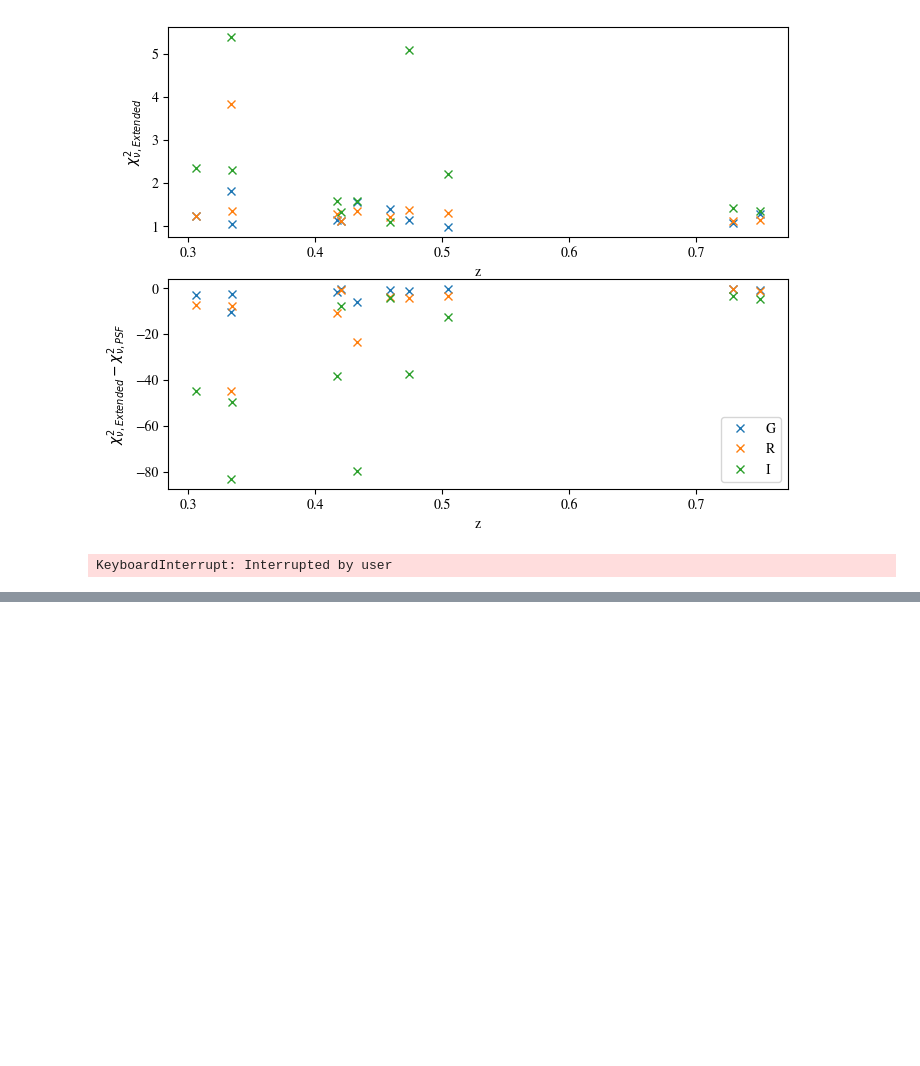
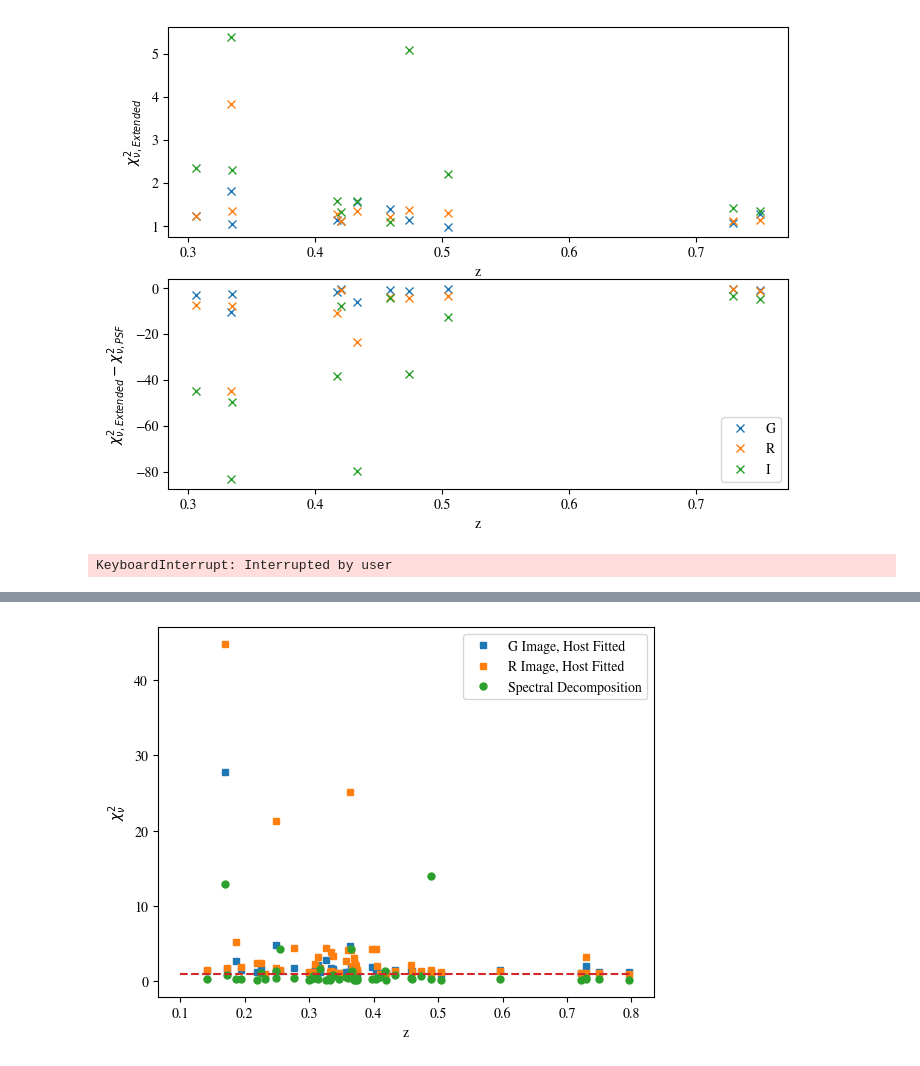
Before and after one commit to ELLI-E/RedQSOYoRiS, a Jupyter notebook: RedQSOProject.ipynb, the cells around one changed output, grey strips where cells are left out. Cells and saved outputs as stored; diff of their text form; code cells hidden in the pictures; blank space fills up the shorter version.

```diff
--- a/RedQSOProject.ipynb
+++ b/RedQSOProject.ipynb
@@ -254,0 +493,83 @@ KeyboardInterrupt: Interrupted by user
+# %%
+import matplotlib
+#rchi2 comparison
+DESI_HSC = pd.read_csv('data/DESICatalogue.csv')
+#ffirst get list of continuum data files
+specPath = r"results/PyQSOFit_test"
+specFind = r".*_cont\.csv$" # search for cont csv files
+specFiles = [file for file in list(os.listdir(specPath)) if re.search(specFind,file)]
+print(specFiles)
+imgPath = "results/desitargets/includinghost"
+imgFiles = list(os.listdir(imgPath))
+print(len(specFiles))
+print(len(list(os.listdir(imgPath))))
+
+print(specFiles[1][0:specFiles[1].index('_')])
+#now include only spectral items which also appear in image decompositions
+specFilesMatching = [fileName for fileName in specFiles if fileName[0:fileName.index('_')] in imgFiles]
+print(specFilesMatching)
+print(len(specFilesMatching))
+objectNames = [name[:name.index('_')] for name in specFiles]
+
+imgChiHost = {"G":[],"R":[]}
+imgChiNoHost = {"G":[],"R":[]}
+SersicR = {"G":[],"R":[]}
+SersicN = {"G":[],"R":[]}
+specChi = []
+#Now gather data from both file lists
+z = []
+for i, object in enumerate(objectNames):
+    try:
+        noHostHSCResultG = pickle.load(open(f"results/desitargets/excludinghost/{object}/fitting_results/{object}-result-band-g.pkl","rb"))
+        noHostHSCResultR = pickle.load(open(f"results/desitargets/excludinghost/{object}/fitting_results/{object}-result-band-r.pkl","rb"))
+        hostHSCResultG = pickle.load(open(f"results/desitargets/includinghost/{object}/fitting_results/{object}-result-band-g.pkl","rb"))
+        hostHSCResultR = pickle.load(open(f"results/desitargets/includinghost/{object}/fitting_results/{object}-result-band-r.pkl","rb"))
+        specResult = np.loadtxt(f"{specPath}/{specFilesMatching[i]}",delimiter=",",skiprows=1,usecols=(2))[28]
+    except FileNotFoundError:
+        continue
+    #in specresult, rchi2decomp is the value at index 28
+    SersicR["G"].append(hostHSCResultG.final_result_galaxy[0]["R_sersic"])
+    SersicN["G"].append(hostHSCResultG.final_result_galaxy[0]["n_sersic"])
+    SersicR["R"].append(hostHSCResultR.final_result_galaxy[0]["R_sersic"])
+    SersicN["R"].append(hostHSCResultR.final_result_galaxy[0]["n_sersic"])
+    imgChiHost["G"].append(hostHSCResultG.reduced_Chisq)
+    obj_No = list(DESI_HSC["DESI_ID"]).index(int(object))
+    z.append(list(DESI_HSC["Z_DESI"])[obj_No])
+    imgChiHost["R"].append(hostHSCResultR.reduced_Chisq)
+    imgChiNoHost["G"].append(noHostHSCResultG.reduced_Chisq)
+    imgChiNoHost["R"].append(noHostHSCResultR.reduced_Chisq)
+    specChi.append(specResult)
+
+sersicRadiusRatio = np.divide(SersicR["G"],SersicR["R"])
+sersicIndexRatio = np.divide(SersicN["G"],SersicN["R"])
+
+print(hostHSCResultG.final_result_galaxy[0])
+print(len(specChi))
+print(len(imgChiHost["G"]))
+print(len(imgChiNoHost["G"]))
+print(len(imgChiHost["R"]))
+print(len(imgChiNoHost["R"]))
+plt.plot(z,imgChiHost["G"],linestyle="None",marker="s",label="G Image, Host Fitted",markersize=5)
+plt.plot(z,imgChiHost["R"],linestyle="None",marker="s",label="R Image, Host Fitted",markersize=5)
+#plt.plot(z,imgChiNoHost["G"],linestyle="None",marker="x",label="Image, Host Not Fitted")
+plt.plot(z,specChi,linestyle="None",marker="o",label="Spectral Decomposition",markersize=5)
+plt.plot([0.1,0.8],[1,1],linestyle="dashed")
+plt.legend(loc="best")
+plt.xlabel("z")
+plt.ylabel(r"$\chi^2_{\nu}$")
+plt.figure()
+plt.title(r"Spectral Decomposition $\chi^2_\nu$")
+plt.hist(specChi,bins=np.arange(0,14,0.5))
+plt.xlabel(r"$\chi^2_\nu$")
+plt.figure()
+plt.plot(z,sersicRadiusRatio,linestyle="None",marker="o",label = r"Sersic Radius Ratio, $\frac{R_G}{R_R}$")
+plt.plot(z,sersicIndexRatio,linestyle="None",marker="s",label = r"Sersic Index Ratio, $\frac{n_G}{n_R}$")
+plt.legend(loc="best")
+plt.xlabel("z")
+plt.figure()
+plt.hist(sersicRadiusRatio)
+plt.xlabel(r"$\frac{R_G}{R_R}$")
+plt.figure()
+plt.hist(sersicIndexRatio)
+plt.xlabel(r"$\frac{n_G}{n_R}$")
+# %% [output]
@@ -254,0 +589 @@ KeyboardInterrupt: Interrupted by user
+[figure, added]
```
Also changed, not shown: parts of 4 cells of this notebook, 1 other file.
